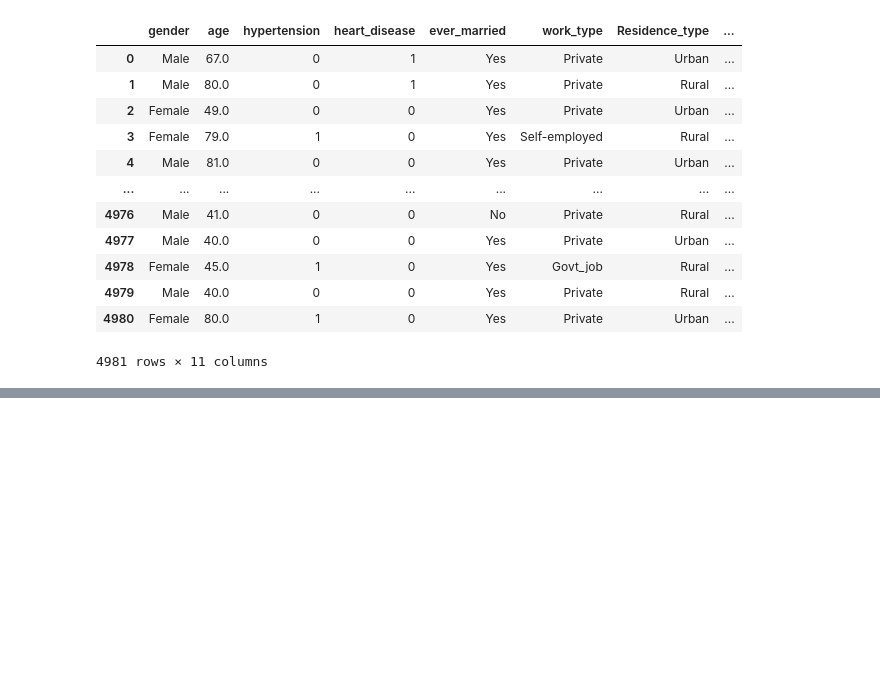
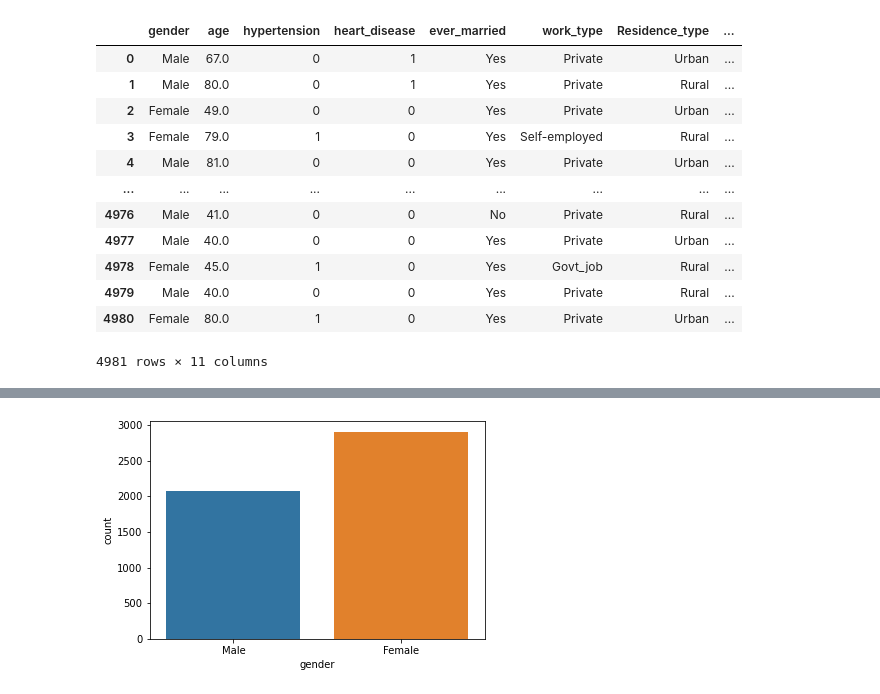
Before and after one commit to Japu90/Data-analytiikkaPortfolio, a Jupyter notebook: Brain Stroke Dataset.ipynb, the cells around one changed output, grey strips where cells are left out. Cells and saved outputs as stored; diff of their text form; code cells hidden in the pictures; blank space fills up the shorter version.

```diff
--- a/Brain Stroke Dataset.ipynb
+++ b/Brain Stroke Dataset.ipynb
@@ -23,0 +42,4 @@ df
+# %%
+ax = sns.countplot(x="gender",data=df)
+# %% [output]
+[figure, added]
```
Also changed, not shown: parts of 9 cells of this notebook.
